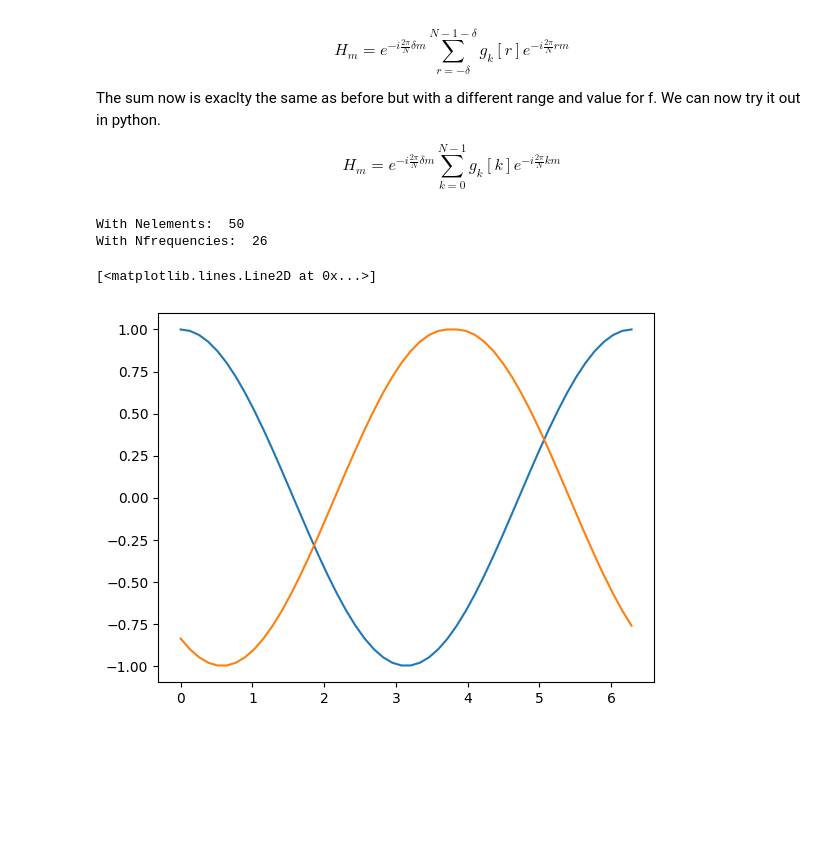
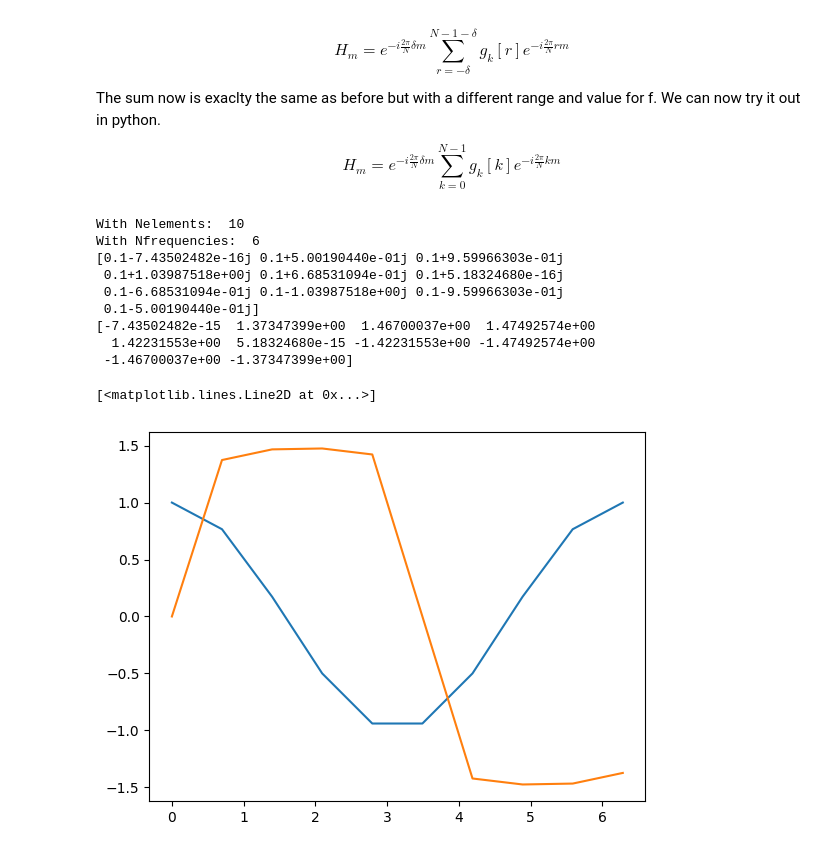
Before and after one commit to DylanReidRamelli/Bachelor-Project-2023, a Jupyter notebook: notebook/fourier.ipynb, the cells around one changed output. Cells and saved outputs as stored; diff of their text form; code cells hidden in the pictures; blank space fills up the shorter version.

```diff
--- a/notebook/fourier.ipynb
+++ b/notebook/fourier.ipynb
@@ -300,7 +300,7 @@ H_m = e^{-i \frac{2\pi}{N}  \delta m} \displaystyle\sum_{k=0}^{N-1}g_k[k]e^{-i \
 # %%
 # Domain, from 0 -> 2 * np.pi, with 4 samples.
 # g_k = [0, np.pi /2, np.pi , 3/2 * np.pi, 2 * np.pi]
-g_k = np.linspace(0, 2 * np.pi, 50)
+g_k = np.linspace(0, 2 * np.pi, 10)
 
 # Function g evaluated for each sample. Function for now is cos().
 g_k_i = np.cos(g_k)
@@ -326,40 +326,47 @@ for m in range(N_elements):
 
 
 # for m in range(N_frequencies):
 #     e = np.exp(-1j * 2 * np.pi * m * freq / N_elements)
 #     output[m] = np.sum(g_k_i* e)
 
-delta = 3 * np.pi
+delta = 0.5
 # And now multiply by the exponential that was factored out of the sum
 for m in range(N_elements):
     e = np.exp(-1j * 2 * np.pi * m * delta / N_elements)
     output[m] = output[m] * e
 
 # print(output)
 
 # ax.scatter(output.real, output.imag, label='Original values')
 
 # Inverse fourier of shifted values
-original_output = np.zeros(N_elements, dtype=complex)
+shifted_output = np.zeros(N_elements, dtype=complex)
 # for n in range(N_frequencies):
 #     e = np.exp(1j * 2 * np.pi * n * freq / N_elements)
-#     original_output[n] = np.sum(output * e)/N_elements
+#     shifted_output[n] = np.sum(output * e)/N_elements
 
 
 for k in range(N_elements):
     x_n = 0
     for m in range(N_elements):
         e = np.exp(1j * 2 * np.pi * k * m / N_elements)
         x_n += output[m] * e
     x_n = x_n/N_elements
-    original_output[k] = x_n
+    shifted_output[k] = x_n
 
 
-fig, ax = plt.subplots()
-ax.plot(g_k, g_k_i, label='Original values')
-ax.plot(g_k, original_output.real, label='Shifted values')
+# fig, ax = plt.subplots()
+# ax.plot(g_k, g_k_i, label='Original values')
+# ax.plot(g_k, atan_results, label='Shifted values')
 # %% [output]
-With Nelements:  50
-With Nfrequencies:  26
+With Nelements:  10
+With Nfrequencies:  6
+[0.1-7.43502482e-16j 0.1+5.00190440e-01j 0.1+9.59966303e-01j
+ 0.1+1.03987518e+00j 0.1+6.68531094e-01j 0.1+5.18324680e-16j
+ 0.1-6.68531094e-01j 0.1-1.03987518e+00j 0.1-9.59966303e-01j
+ 0.1-5.00190440e-01j]
+[-7.43502482e-15  1.37347399e+00  1.46700037e+00  1.47492574e+00
+  1.42231553e+00  5.18324680e-15 -1.42231553e+00 -1.47492574e+00
+ -1.46700037e+00 -1.37347399e+00]
 [<matplotlib.lines.Line2D at 0x...>]
-[figure, old version]
+[figure, new version]
```
